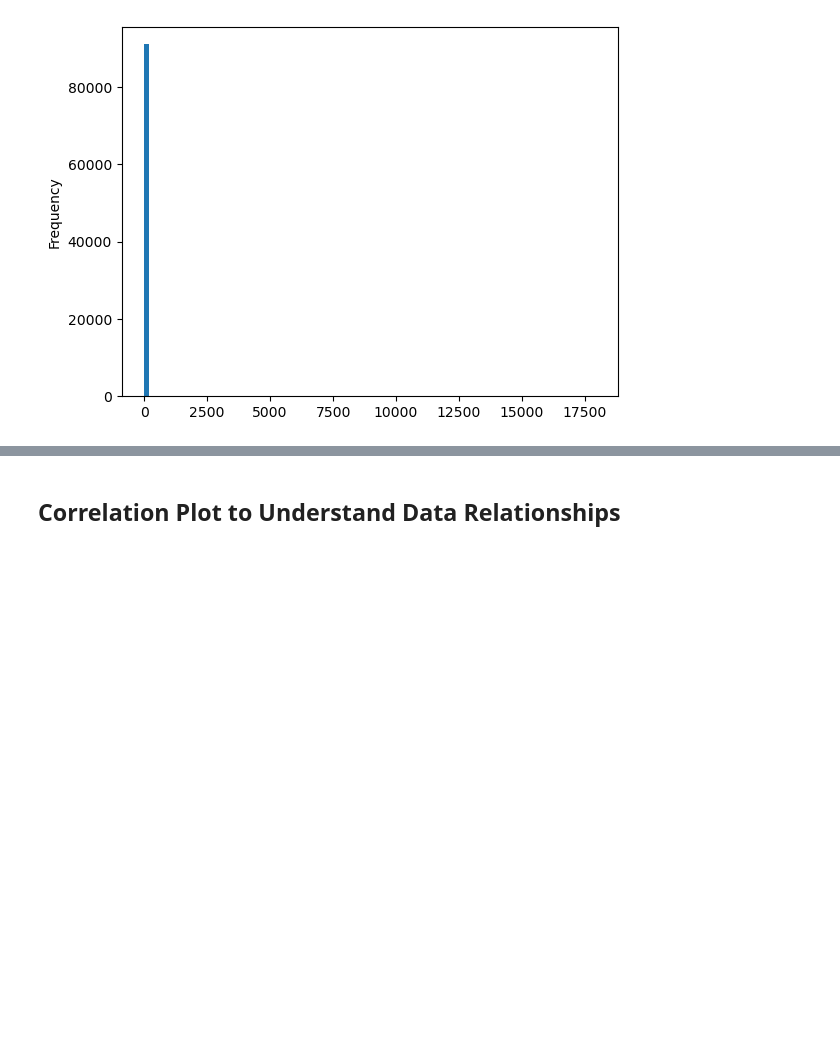
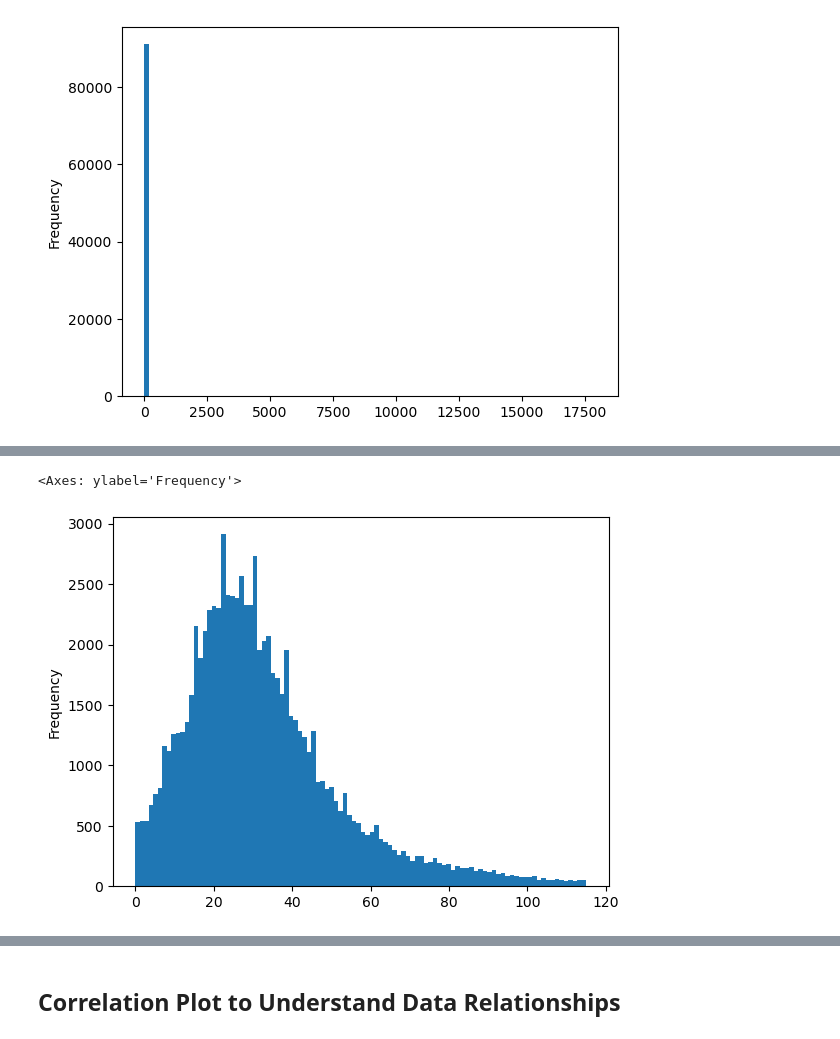
Before and after one commit to jedediahmadsen/us_school_analysis, a Jupyter notebook: public_school_analysis.ipynb, the cells around one changed output, grey strips where cells are left out. Drawn from its saved outputs; the diff is of its cells as text; code cells hidden in the pictures; blank space fills up the shorter version.

```diff
--- a/public_school_analysis.ipynb
+++ b/public_school_analysis.ipynb
@@ -229,4 +237,11 @@ reg_schools_df["STUTERATIO"].plot(kind='hist', bins=100)
 # %%
 # Re-Plot a histogram of Total Teachers after removing 0s and outliers above the 99th quantile
+m2_q_high = total_filtered_df['FTE'].quantile(0.99)
+fte_filtered_df = total_filtered_df[(total_filtered_df['FTE'] > 0) & (total_filtered_df['FTE'] <= m2_q_high)]
+
+fte_filtered_df['FTE'].plot(kind='hist', bins=100)
+# %% [output]
+<Axes: ylabel='Frequency'>
+[figure, added]
 # %%
 # Re-Plot a histogram of Student Teacher Ratio after removing 0s and outliers above the 99th quantile
```
Also changed, not shown: parts of 10 cells of this notebook.
